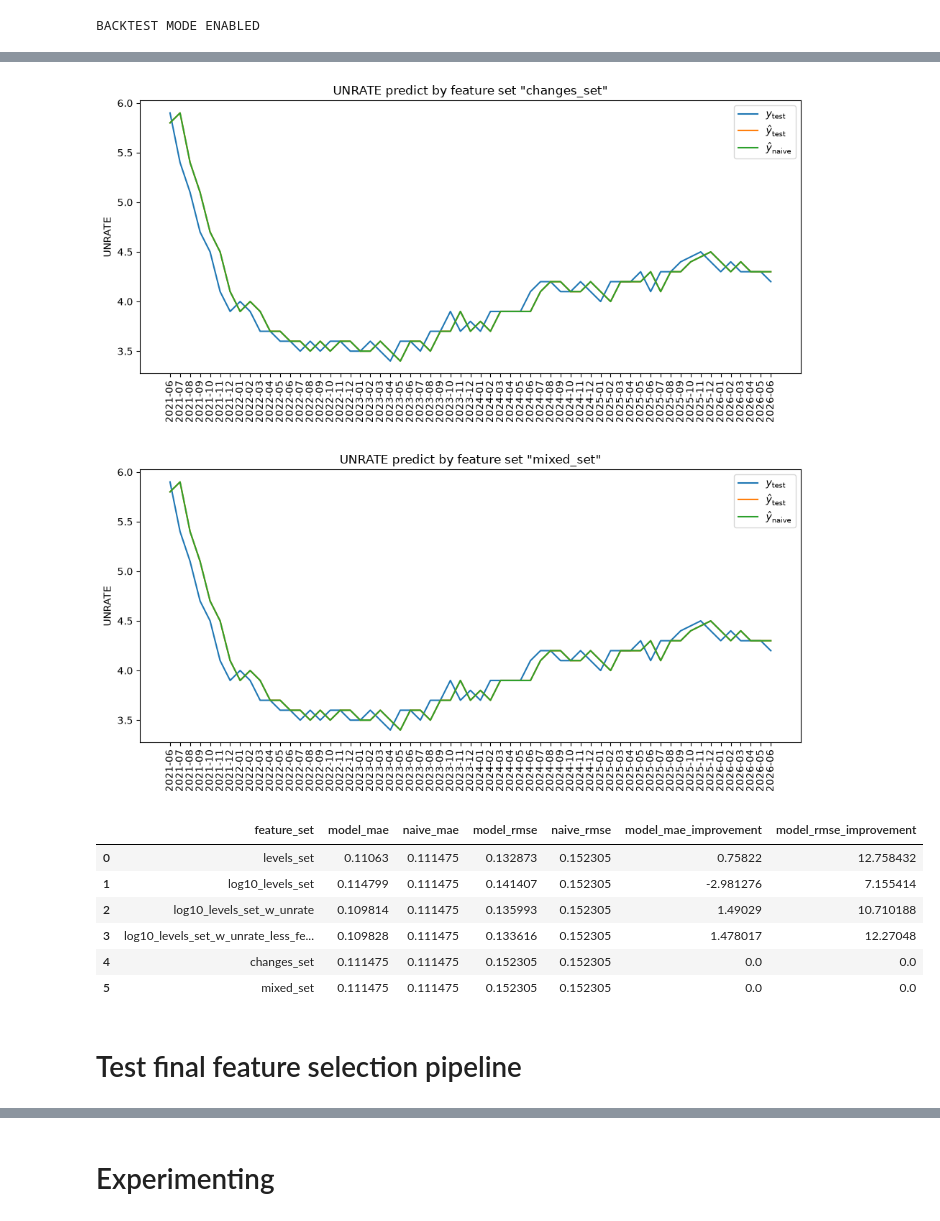
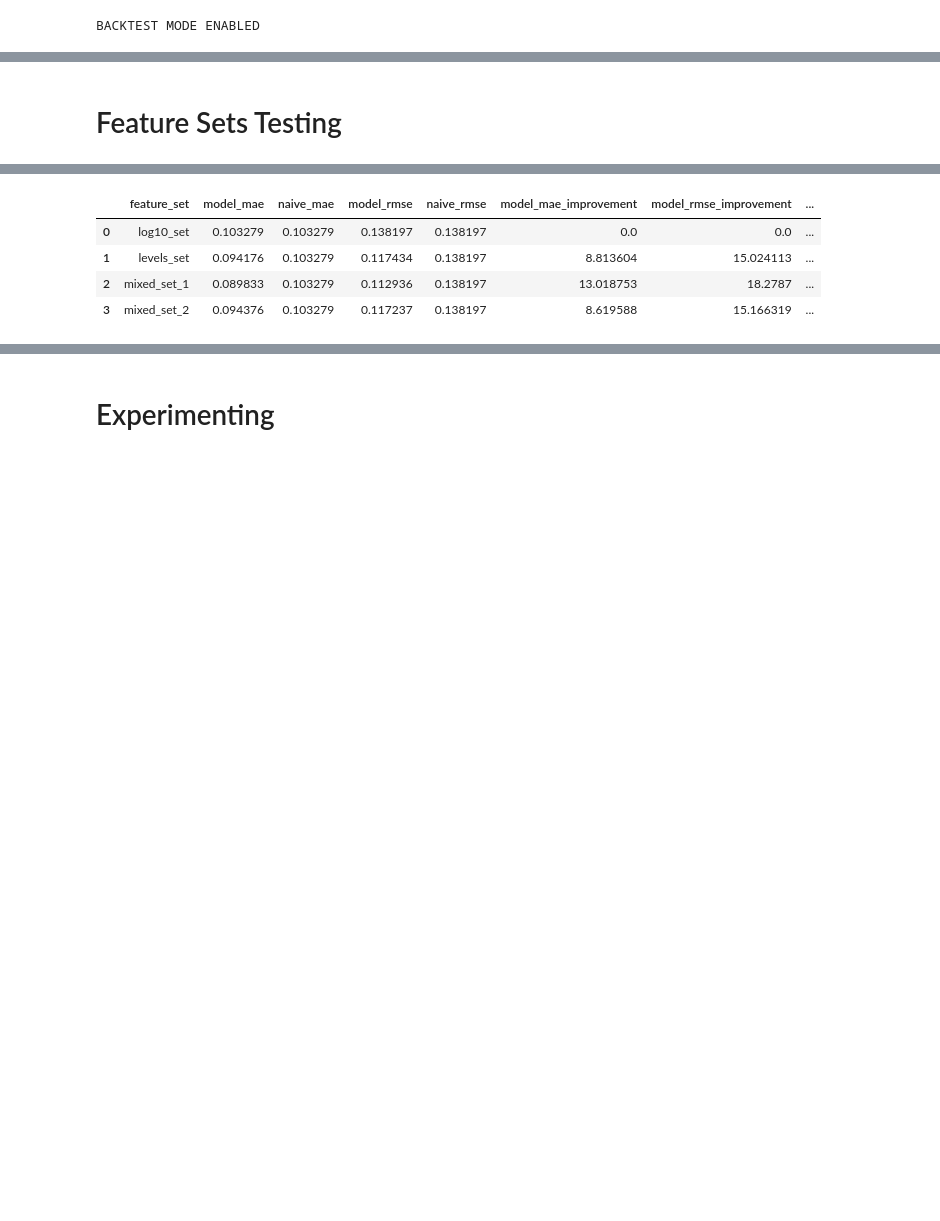
Before and after one commit to mx-lnk/us-unemployment-forecasting-pipeline, a Jupyter notebook: notebooks/model.ipynb, the cells around one changed output, grey strips where cells are left out. Drawn from its saved outputs; the diff is of its cells as text; code cells hidden in the pictures; blank space fills up the shorter version.

```diff
--- a/notebooks/model.ipynb
+++ b/notebooks/model.ipynb
@@ -17,7 +17,7 @@ import all_features
 # %% [markdown]
 # Import data from the DB
 # %%
-df = all_features.get_all_features()
+df = feature_pipeline.get_features()
 # %%
 df
 # %% [output]
@@ -60,13 +59,12 @@ df.iloc[:,[7,8,10,5]].columns.tolist()
 # %%
 sets = {
-'levels_set': df.columns[1:6].tolist(),
-'log10_levels_set': df.columns[6:11].tolist(),
-'log10_levels_set_w_unrate': df.columns[list(range(6,11))+[5]].tolist(),
-'log10_levels_set_w_unrate_less_features': df.iloc[:,[7,8,10,5]].columns.tolist(),
-'changes_set': df.columns[11:16].tolist(),
-'mixed_set': df.columns[list(range(11,16))+[5]].tolist(),
-# 'targets_set': ['UNRATE_t+1', 'UNRATE_t+3', 'UNRATE_t+6', 'UNRATE_t+12']
+'log10_set': df.columns[1:4].to_list(),
+'levels_set': df.columns[4:-1].to_list(),
+'mixed_set_1': df.columns[[3,4,5]].to_list(),
+'mixed_set_2': df.columns[[2,4,6]].to_list()
 }
+
+target = 'UNRATE_t+1'
 # %%
 sets
 # %% [output]
@@ -432,5 +402,5 @@ df_test_metrics
 # %%
-df_test_metrics, df_test_results, df_forecast = weighted_ridge_regression(feature_set = sets['log10_levels_set_w_unrate_less_features'],
+df_test_metrics, df_test_results, df_forecast = weighted_ridge_regression(feature_set = sets['mixed_set_1'],
                                                                           df = df,
                                                                  n_lambda_candidates = 50,
                                                                  n_lambda_optimization_steps = 10,
@@ -452,6 +422,16 @@ df_forecast
+# %% [markdown]
+# Feature Sets Testing
 # %%
 def feature_set_tester(keys=sets.keys(), plot_results=True):
-    cols=["feature_set", "model_mae", "naive_mae", "model_rmse", "naive_rmse", "model_mae_improvement", "model_rmse_improvement"]
+    cols=["feature_set",
+          "model_mae",
+          "naive_mae",
+          "model_rmse",
+          "naive_rmse",
+          "model_mae_improvement",
+          "model_rmse_improvement",
+          "model_mape",
+          "naive_mape"]
     df_feature_set_comp = pd.DataFrame(columns=cols)
 
     for key in keys:
@@ -472,7 +452,9 @@ def feature_set_tester(keys=sets.keys(), plot_results=True):
                             df_test_metrics['model_rmse'].item(),
                             df_test_metrics['naive_rmse'].item(),
                             df_test_metrics['model_mae_improvement'].item(),
-                            df_test_metrics['model_rmse_improvement'].item()]))
+                            df_test_metrics['model_rmse_improvement'].item(),
+                            df_test_metrics['model_mape'].item(),
+                            df_test_metrics['naive_mape'].item()]))
         ])
         df_feature_set_comp = pd.concat([df_feature_set_comp, new_row], ignore_index=True, axis=0)
 
@@ -483,7 +465,7 @@ def feature_set_tester(keys=sets.keys(), plot_results=True):
             ax.plot(df_test_results['forecast_target_t+1'].dt.strftime("%Y-%m"), df_test_results['y_pred_model_t+1'], label=r"$\hat{y}_{\text{test}}$")
             ax.plot(df_test_results['forecast_target_t+1'].dt.strftime("%Y-%m"), df_test_results['y_pred_naive_t+1'], label=r"$\hat{y}_{\text{naive}}$")
             ax.tick_params("x", rotation=90, rotation_mode="xtick")
-            ax.set_ylabel("UNRATE")
+            ax.set_ylabel("UNRATE t")
             ax.set_title(f'UNRATE predict by feature set "{key}"')
             ax.legend()
             plt.tight_layout()
@@ -491,5 +473,5 @@ def feature_set_tester(keys=sets.keys(), plot_results=True):
 
     return df_feature_set_comp
 # %%
-feature_set_tester(plot_results=True)
+feature_set_tester(plot_results=False)
 # %% [output]
@@ -500,11 +478,5 @@ feature_set_tester(plot_results=True)
-[figure, removed]
-[figure, removed]
-|  | feature_set | model_mae | naive_mae | model_rmse | naive_rmse | model_mae_improvement | model_rmse_improvement |
-| 0 | levels_set | 0.11063 | 0.111475 | 0.132873 | 0.152305 | 0.75822 | 12.758432 |
-| 1 | log10_levels_set | 0.114799 | 0.111475 | 0.141407 | 0.152305 | -2.981276 | 7.155414 |
-| 2 | log10_levels_set_w_unrate | 0.109814 | 0.111475 | 0.135993 | 0.152305 | 1.49029 | 10.710188 |
-| 3 | log10_levels_set_w_unrate_less_fe... | 0.109828 | 0.111475 | 0.133616 | 0.152305 | 1.478017 | 12.27048 |
-| 4 | changes_set | 0.111475 | 0.111475 | 0.152305 | 0.152305 | 0.0 | 0.0 |
-| 5 | mixed_set | 0.111475 | 0.111475 | 0.152305 | 0.152305 | 0.0 | 0.0 |
+|  | feature_set | model_mae | naive_mae | model_rmse | naive_rmse | model_mae_improvement | model_rmse_improvement | ... |
+| 0 | log10_set | 0.103279 | 0.103279 | 0.138197 | 0.138197 | 0.0 | 0.0 | ... |
+| 1 | levels_set | 0.094176 | 0.103279 | 0.117434 | 0.138197 | 8.813604 | 15.024113 | ... |
+| 2 | mixed_set_1 | 0.089833 | 0.103279 | 0.112936 | 0.138197 | 13.018753 | 18.2787 | ... |
+| 3 | mixed_set_2 | 0.094376 | 0.103279 | 0.117237 | 0.138197 | 8.619588 | 15.166319 | ... |
-# %% [markdown]
-# Test final feature selection pipeline
```
Also changed, not shown: parts of 22 cells of this notebook, 2 other files.
